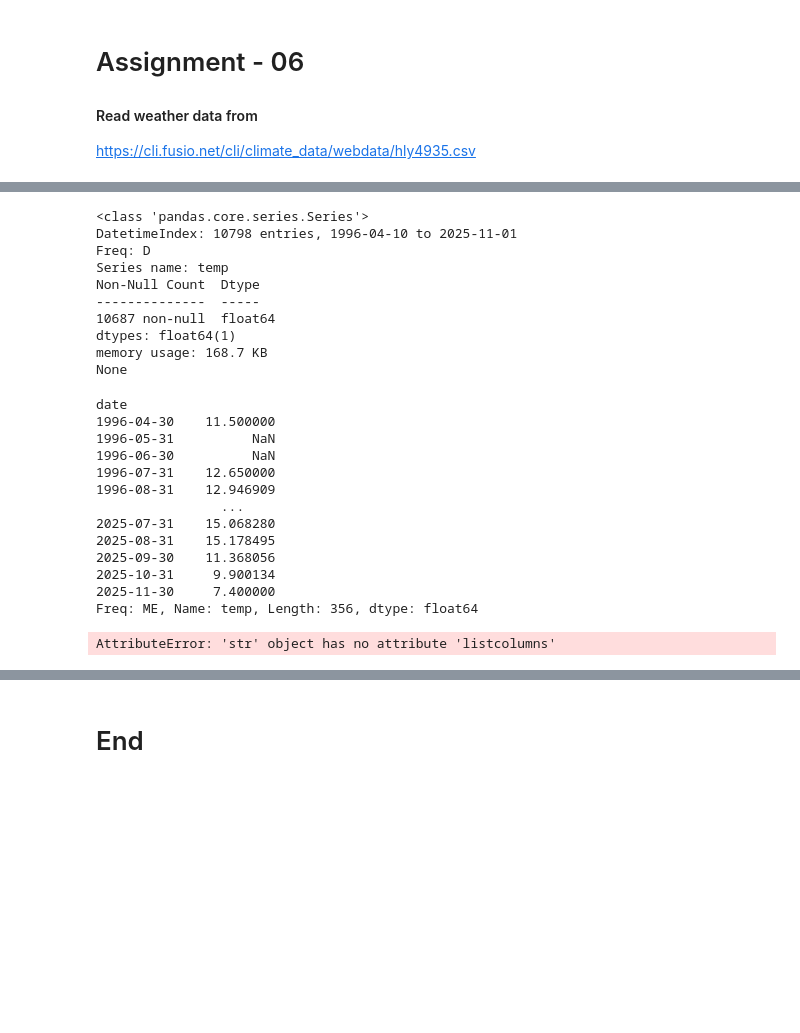
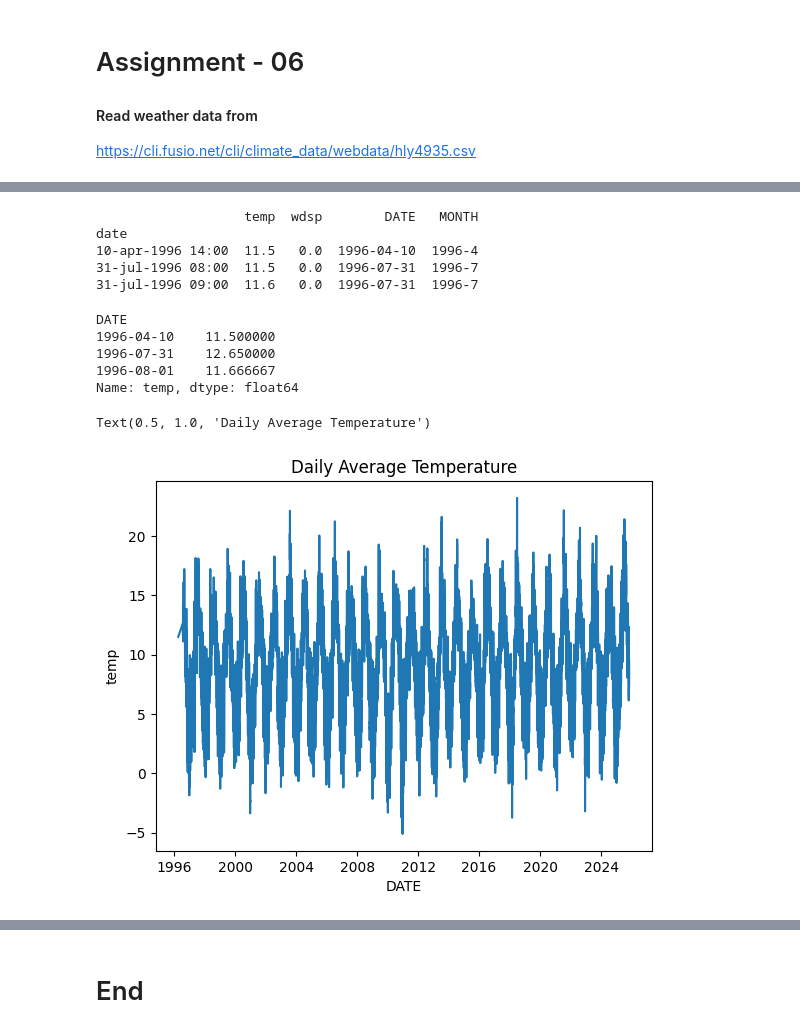
Before and after one commit to akshaypastagiya/PFDA, a Jupyter notebook: Assignments/assignment06-Weather.ipynb, the cells around one changed output, grey strips where cells are left out. Cells and saved outputs as stored; diff of their text form; code cells hidden in the pictures; blank space fills up the shorter version.

```diff
--- a/Assignments/assignment06-Weather.ipynb
+++ b/Assignments/assignment06-Weather.ipynb
@@ -20,15 +33,20 @@ df.index = pd.to_datetime(df['date'])
+# %%
+# Drop unwandted columns
+df = df.drop(columns=['ind', 'rain', 'ind.1', 'ind.2', 'wetb', 'dewpt', 'vappr', 'rhum', 'msl', 'ind.3', 'ind.4', 'wddir', 'ww', 'w', 'sun', 'vis', 'clht', 'clamt']
+)
+# %%
+# convert blank data to 0
+df['wdsp'] = pd.to_numeric(df['wdsp'], errors='coerce')
 # %%
-# calculate the average temperature for each day
-daily_avg_temp = df['temp'].resample('D').mean()
-print(daily_avg_temp.info())
+# convert date time to date
+df['DATE']=pd.to_datetime(df.index).date
+# convert the date time to month
+df['MONTH']=pd.to_datetime(df.index).year.astype(dtype='str') +"-"+ pd.to_datetime(df.index).month.astype(dtype='str')
+
+print(df.head(3))
 # %% [output]
-<class 'pandas.core.series.Series'>
-DatetimeIndex: 10798 entries, 1996-04-10 to 2025-11-01
-Freq: D
-Series name: temp
-Non-Null Count  Dtype
---------------  -----
-10687 non-null  float64
-dtypes: float64(1)
-memory usage: 168.7 KB
-None
+                   temp  wdsp        DATE   MONTH
+date
+10-apr-1996 14:00  11.5   0.0  1996-04-10  1996-4
+31-jul-1996 08:00  11.5   0.0  1996-07-31  1996-7
+31-jul-1996 09:00  11.6   0.0  1996-07-31  1996-7
@@ -35,24 +56,15 @@ None
 # %%
-# calculate the average temperature for each month
-monthly_avg_temp = df['temp'].resample('M').mean()
-print(monthly_avg_temp)
+daily_avg_temp = df.groupby('DATE')['temp'].mean()
+print(daily_avg_temp.head(3))
 # %% [output]
-date
-1996-04-30    11.500000
-1996-05-31          NaN
-1996-06-30          NaN
+DATE
+1996-04-10    11.500000
 1996-07-31    12.650000
-1996-08-31    12.946909
-                ...
-2025-07-31    15.068280
-2025-08-31    15.178495
-2025-09-30    11.368056
-2025-10-31     9.900134
-2025-11-30     7.400000
-Freq: ME, Name: temp, Length: 356, dtype: float64
+1996-08-01    11.666667
+Name: temp, dtype: float64
-# %%
-# give column name to the daily average temperature series
-daily_avg_temp.name
-print(daily_avg_temp.head(3))
-# %% [output]
-AttributeError: 'str' object has no attribute 'listcolumns'
+# %%
+# plot the daily average temperature
+sns.lineplot(data=daily_avg_temp).set_title('Daily Average Temperature')
+# %% [output]
+Text(0.5, 1.0, 'Daily Average Temperature')
+[figure, added]
```
Also changed, not shown: parts of 9 cells of this notebook, 1 other file.
